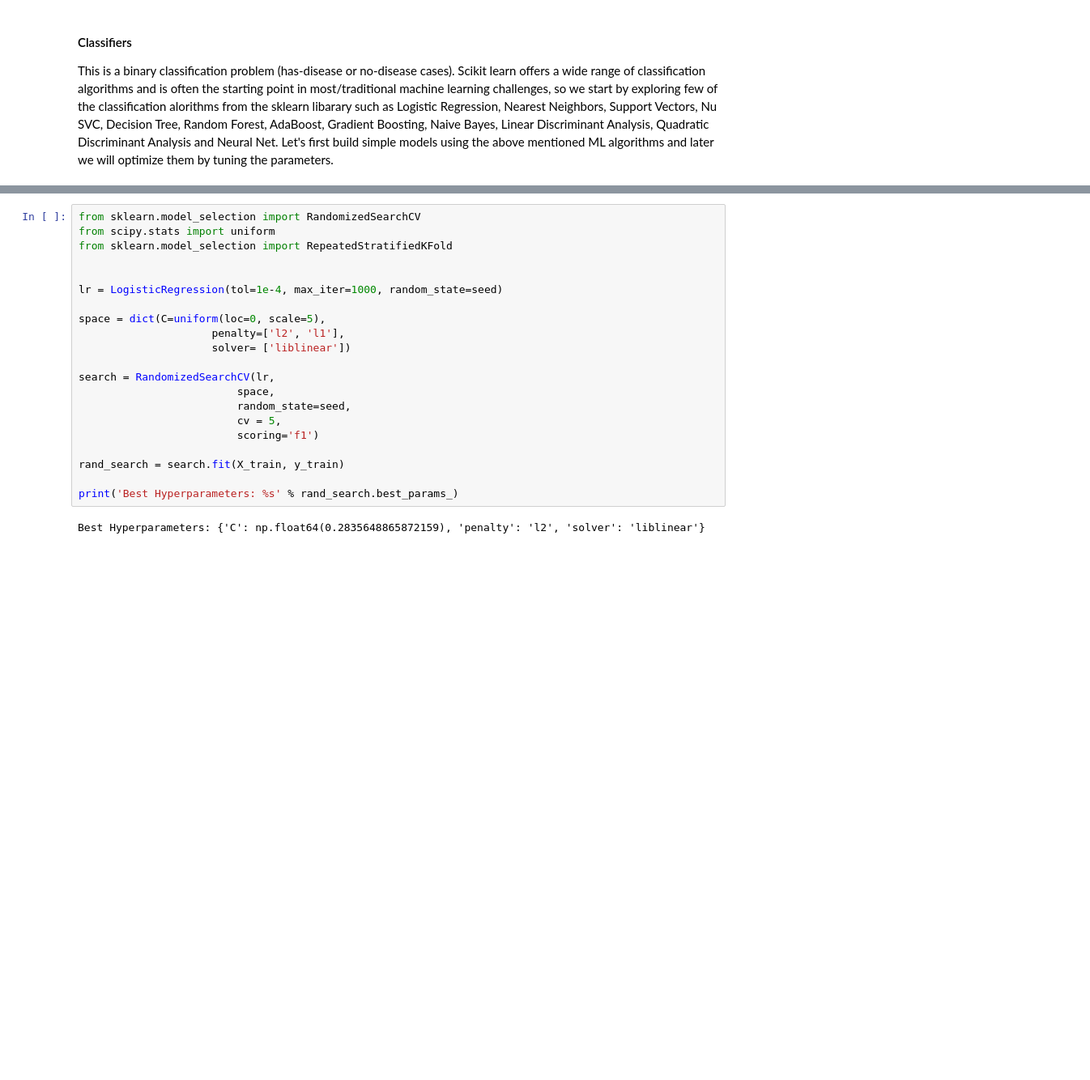
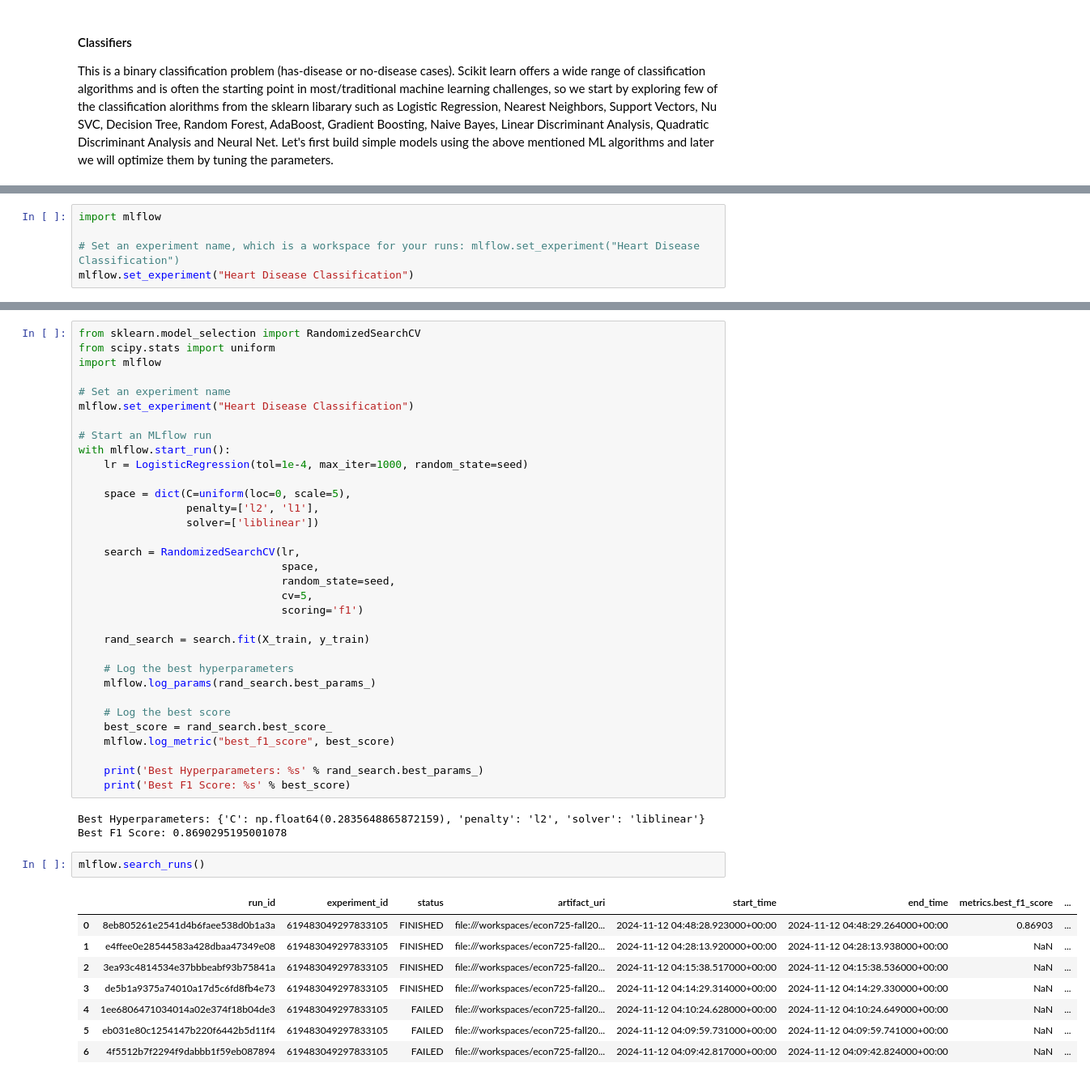
Before and after one commit to jianingni/econ725-fall2024, a Jupyter notebook: 05-appliedML/02-classification.ipynb, the cells around one changed output, grey strips where cells are left out. Shown at 81% size. Drawn from its saved outputs; the diff is of its cells as text; blank space fills up the shorter version.

Commit message:
update mlflow part

```diff
--- a/05-appliedML/02-classification.ipynb
+++ b/05-appliedML/02-classification.ipynb
@@ -701,0 +710,5 @@ plot_conf_matrix(names, classifiers, nrows=4, ncols=3, fig_a=12, fig_b=12)
+# %%
+import mlflow
+
+# Set an experiment name, which is a workspace for your runs: mlflow.set_experiment("Heart Disease Classification")
+mlflow.set_experiment("Heart Disease Classification")
@@ -706,26 +775,50 @@ So chosen our best classifier, the Logistic regression model. However, this was
 # %%
 from sklearn.model_selection import RandomizedSearchCV
 from scipy.stats import uniform
-from sklearn.model_selection import RepeatedStratifiedKFold
+import mlflow
 
+# Set an experiment name
+mlflow.set_experiment("Heart Disease Classification")
 
-lr = LogisticRegression(tol=1e-4, max_iter=1000, random_state=seed)
+# Start an MLflow run
+with mlflow.start_run():
+    lr = LogisticRegression(tol=1e-4, max_iter=1000, random_state=seed)
 
-space = dict(C=uniform(loc=0, scale=5),
-                     penalty=['l2', 'l1'],
-                     solver= ['liblinear'])
+    space = dict(C=uniform(loc=0, scale=5),
+                 penalty=['l2', 'l1'],
+                 solver=['liblinear'])
 
-search = RandomizedSearchCV(lr,
-                         space,
-                         random_state=seed,
-                         cv = 5,
-                         scoring='f1')
+    search = RandomizedSearchCV(lr,
+                                space,
+                                random_state=seed,
+                                cv=5,
+                                scoring='f1')
 
-rand_search = search.fit(X_train, y_train)
+    rand_search = search.fit(X_train, y_train)
 
-print('Best Hyperparameters: %s' % rand_search.best_params_)
+    # Log the best hyperparameters
+    mlflow.log_params(rand_search.best_params_)
+
+    # Log the best score
+    best_score = rand_search.best_score_
+    mlflow.log_metric("best_f1_score", best_score)
+
+    print('Best Hyperparameters: %s' % rand_search.best_params_)
+    print('Best F1 Score: %s' % best_score)
 # %% [output]
 Best Hyperparameters: {'C': np.float64(0.2835648865872159), 'penalty': 'l2', 'solver': 'liblinear'}
+Best F1 Score: 0.8690295195001078
+# %%
+mlflow.search_runs()
+# %% [output]
+|  | run_id | experiment_id | status | artifact_uri | start_time | end_time | metrics.best_f1_score | ... |
+| 0 | 8eb805261e2541d4b6faee538d0b1a3a | 619483049297833105 | FINISHED | file:///workspaces/econ725-fall20... | 2024-11-12 04:48:28.923000+00:00 | 2024-11-12 04:48:29.264000+00:00 | 0.86903 | ... |
+| 1 | e4ffee0e28544583a428dbaa47349e08 | 619483049297833105 | FINISHED | file:///workspaces/econ725-fall20... | 2024-11-12 04:28:13.920000+00:00 | 2024-11-12 04:28:13.938000+00:00 | NaN | ... |
+| 2 | 3ea93c4814534e37bbbeabf93b75841a | 619483049297833105 | FINISHED | file:///workspaces/econ725-fall20... | 2024-11-12 04:15:38.517000+00:00 | 2024-11-12 04:15:38.536000+00:00 | NaN | ... |
+| 3 | de5b1a9375a74010a17d5c6fd8fb4e73 | 619483049297833105 | FINISHED | file:///workspaces/econ725-fall20... | 2024-11-12 04:14:29.314000+00:00 | 2024-11-12 04:14:29.330000+00:00 | NaN | ... |
+| 4 | 1ee6806471034014a02e374f18b04de3 | 619483049297833105 | FAILED | file:///workspaces/econ725-fall20... | 2024-11-12 04:10:24.628000+00:00 | 2024-11-12 04:10:24.649000+00:00 | NaN | ... |
+| 5 | eb031e80c1254147b220f6442b5d11f4 | 619483049297833105 | FAILED | file:///workspaces/econ725-fall20... | 2024-11-12 04:09:59.731000+00:00 | 2024-11-12 04:09:59.741000+00:00 | NaN | ... |
+| 6 | 4f5512b7f2294f9dabbb1f59eb087894 | 619483049297833105 | FAILED | file:///workspaces/econ725-fall20... | 2024-11-12 04:09:42.817000+00:00 | 2024-11-12 04:09:42.824000+00:00 | NaN | ... |
 # %%
 params = rand_search.best_params_
 lr = LogisticRegression(**params)
```
Also changed, not shown: parts of 9 cells of this notebook, 49 other files.
